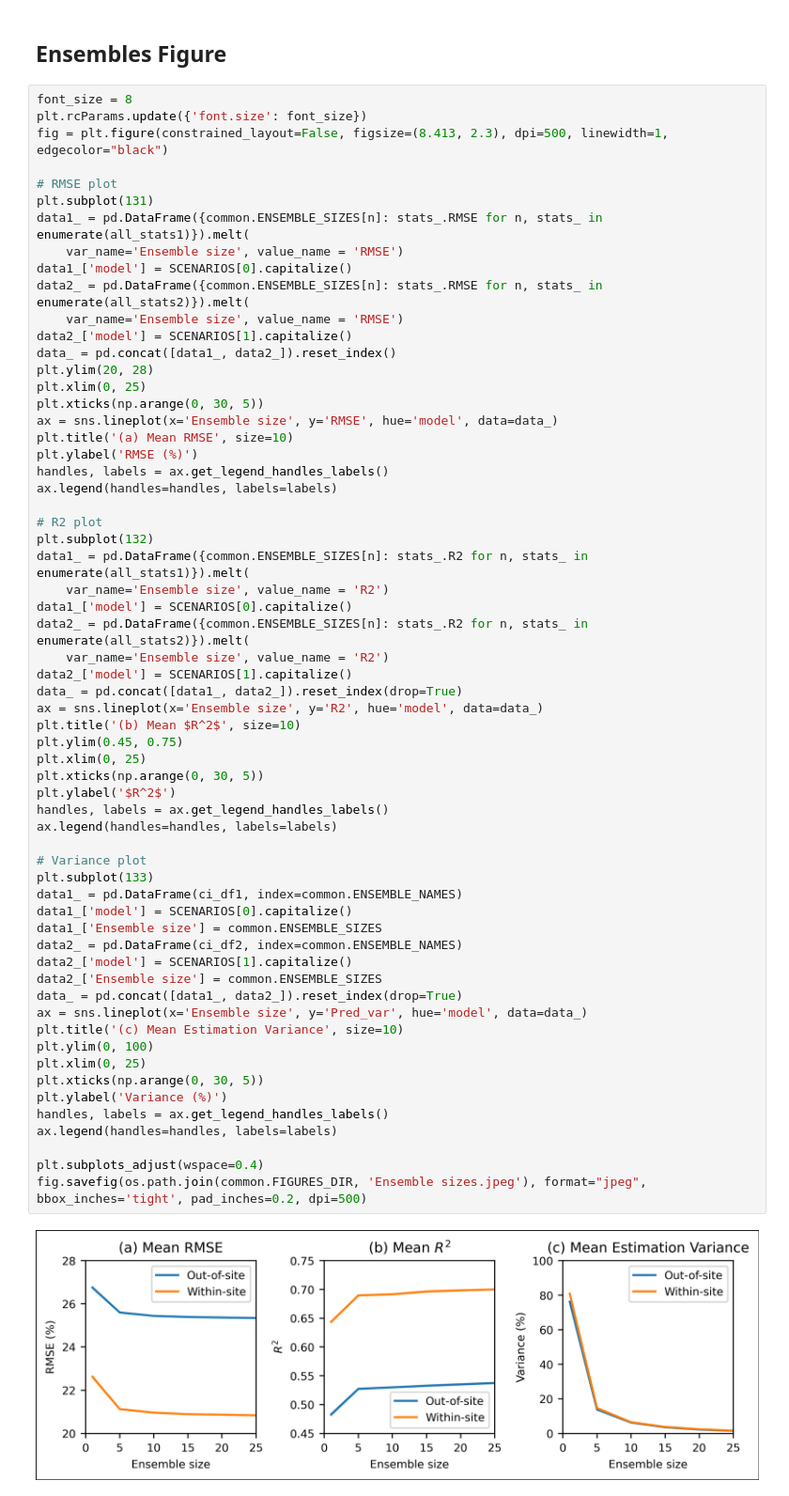
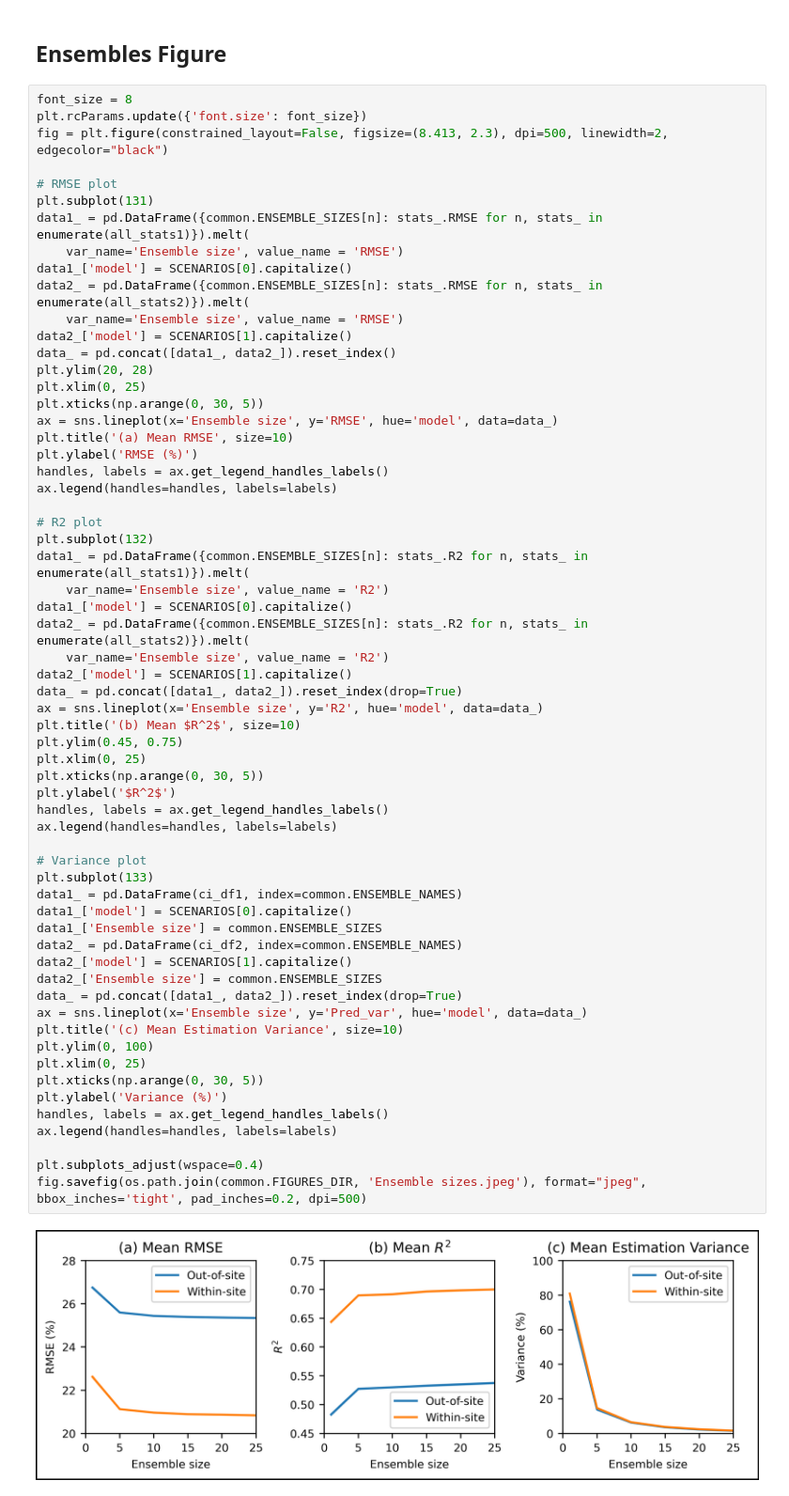
Before and after one commit to lynn-miller/LFMC_estimation, a Jupyter notebook: analyse_results/Ensembling results.ipynb, the cells around one changed output. Shown at 94% size. Drawn from its saved outputs; the diff is of its cells as text.

Commit message:
Update matplotlib figures border width

```diff
--- a/analyse_results/Ensembling results.ipynb
+++ b/analyse_results/Ensembling results.ipynb
@@ -99,7 +99,7 @@ ci_df2
 # %%
 font_size = 8
 plt.rcParams.update({'font.size': font_size})
-fig = plt.figure(constrained_layout=False, figsize=(8.413, 2.3), dpi=500, linewidth=1, edgecolor="black")
+fig = plt.figure(constrained_layout=False, figsize=(8.413, 2.3), dpi=500, linewidth=2, edgecolor="black")
 
 # RMSE plot
 plt.subplot(131)
@@ -131,31 +131,31 @@ data_ = pd.concat([data1_, data2_]).reset_index(drop=True)
 ax = sns.lineplot(x='Ensemble size', y='R2', hue='model', data=data_)
 plt.title('(b) Mean $R^2$', size=10)
 plt.ylim(0.45, 0.75)
 plt.xlim(0, 25)
 plt.xticks(np.arange(0, 30, 5))
 plt.ylabel('$R^2$')
 handles, labels = ax.get_legend_handles_labels()
 ax.legend(handles=handles, labels=labels)
 
 # Variance plot
 plt.subplot(133)
 data1_ = pd.DataFrame(ci_df1, index=common.ENSEMBLE_NAMES)
 data1_['model'] = SCENARIOS[0].capitalize()
 data1_['Ensemble size'] = common.ENSEMBLE_SIZES
 data2_ = pd.DataFrame(ci_df2, index=common.ENSEMBLE_NAMES)
 data2_['model'] = SCENARIOS[1].capitalize()
 data2_['Ensemble size'] = common.ENSEMBLE_SIZES
 data_ = pd.concat([data1_, data2_]).reset_index(drop=True)
 ax = sns.lineplot(x='Ensemble size', y='Pred_var', hue='model', data=data_)
 plt.title('(c) Mean Estimation Variance', size=10)
 plt.ylim(0, 100)
 plt.xlim(0, 25)
 plt.xticks(np.arange(0, 30, 5))
 plt.ylabel('Variance (%)')
 handles, labels = ax.get_legend_handles_labels()
 ax.legend(handles=handles, labels=labels)
 
 plt.subplots_adjust(wspace=0.4)
 fig.savefig(os.path.join(common.FIGURES_DIR, 'Ensemble sizes.jpeg'), format="jpeg", bbox_inches='tight', pad_inches=0.2, dpi=500)
 # %% [output]
-[figure, old version]
+[figure, new version]
```
Also changed, not shown: 4 other files.
